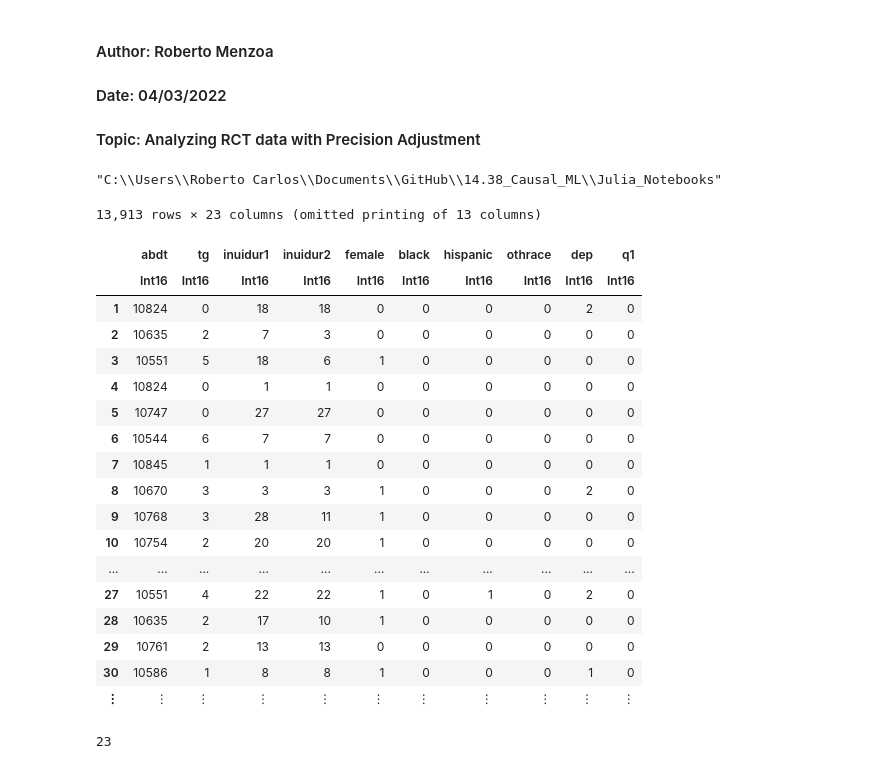
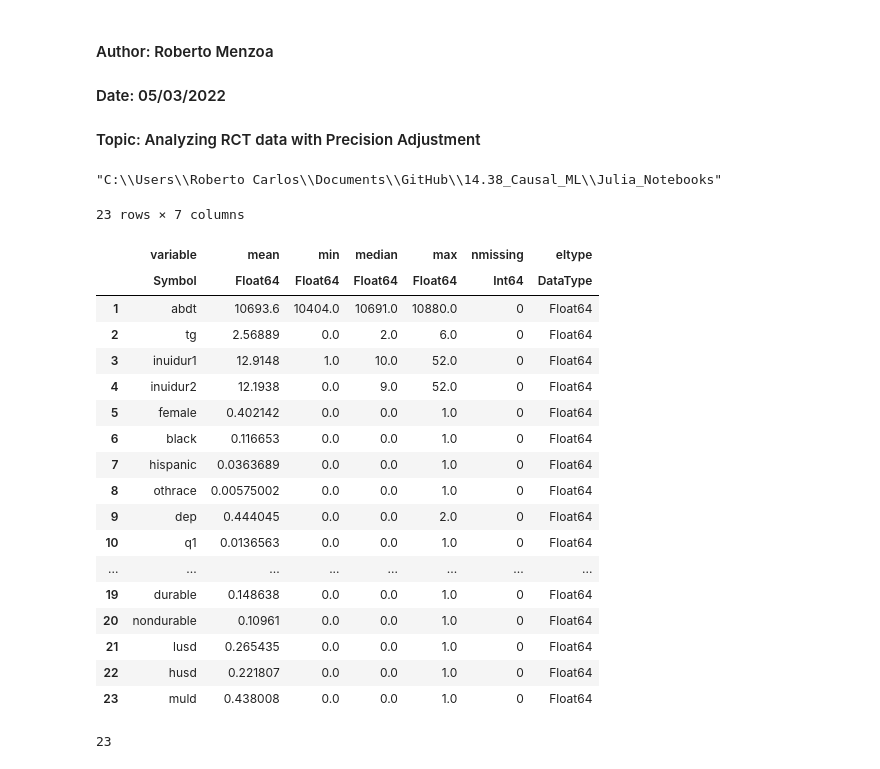
Before and after one commit to alexanderquispe/14.38_Causal_ML, a Jupyter notebook: Julia_Notebooks/RCT_Precision_Adjustment.ipynb, the cells around one changed output. Cells and saved outputs as stored; diff of their text form; code cells hidden in the pictures.

```diff
--- a/Julia_Notebooks/RCT_Precision_Adjustment.ipynb
+++ b/Julia_Notebooks/RCT_Precision_Adjustment.ipynb
@@ -1,6 +1,6 @@
 # %% [markdown]
 #### Author: Roberto Menzoa
-#### Date: 04/03/2022
+#### Date: 05/03/2022
 #### Topic: Analyzing RCT data with Precision Adjustment
 # %%
 #import Pkg; Pkg.add("DataFrames")
@@ -22,31 +31,30 @@ pwd()
 # %%
 # Loading data
 
-mat, head = readdlm("../data/penn_jae.dat", header=true, Int16)
+mat, head = readdlm("../data/penn_jae.dat", header=true, Float64)
 mat
 df =DataFrame(mat, vec(head))
-
-# describe(df)
+describe(df)
 # %% [output]
-13,913 rows × 23 columns (omitted printing of 13 columns)
+23 rows × 7 columns
-|  | abdt | tg | inuidur1 | inuidur2 | female | black | hispanic | othrace | dep | q1 |
-|  | Int16 | Int16 | Int16 | Int16 | Int16 | Int16 | Int16 | Int16 | Int16 | Int16 |
-| 1 | 10824 | 0 | 18 | 18 | 0 | 0 | 0 | 0 | 2 | 0 |
-| 2 | 10635 | 2 | 7 | 3 | 0 | 0 | 0 | 0 | 0 | 0 |
-| 3 | 10551 | 5 | 18 | 6 | 1 | 0 | 0 | 0 | 0 | 0 |
-| 4 | 10824 | 0 | 1 | 1 | 0 | 0 | 0 | 0 | 0 | 0 |
-| 5 | 10747 | 0 | 27 | 27 | 0 | 0 | 0 | 0 | 0 | 0 |
-| 6 | 10544 | 6 | 7 | 7 | 0 | 0 | 0 | 0 | 0 | 0 |
-| 7 | 10845 | 1 | 1 | 1 | 0 | 0 | 0 | 0 | 0 | 0 |
-| 8 | 10670 | 3 | 3 | 3 | 1 | 0 | 0 | 0 | 2 | 0 |
-| 9 | 10768 | 3 | 28 | 11 | 1 | 0 | 0 | 0 | 0 | 0 |
-| 10 | 10754 | 2 | 20 | 20 | 1 | 0 | 0 | 0 | 0 | 0 |
-| ... | ... | ... | ... | ... | ... | ... | ... | ... | ... | ... |
-| 27 | 10551 | 4 | 22 | 22 | 1 | 0 | 1 | 0 | 2 | 0 |
-| 28 | 10635 | 2 | 17 | 10 | 1 | 0 | 0 | 0 | 0 | 0 |
-| 29 | 10761 | 2 | 13 | 13 | 0 | 0 | 0 | 0 | 0 | 0 |
-| 30 | 10586 | 1 | 8 | 8 | 1 | 0 | 0 | 0 | 1 | 0 |
-| ⋮ | ⋮ | ⋮ | ⋮ | ⋮ | ⋮ | ⋮ | ⋮ | ⋮ | ⋮ | ⋮ |
+|  | variable | mean | min | median | max | nmissing | eltype |
+|  | Symbol | Float64 | Float64 | Float64 | Float64 | Int64 | DataType |
+| 1 | abdt | 10693.6 | 10404.0 | 10691.0 | 10880.0 | 0 | Float64 |
+| 2 | tg | 2.56889 | 0.0 | 2.0 | 6.0 | 0 | Float64 |
+| 3 | inuidur1 | 12.9148 | 1.0 | 10.0 | 52.0 | 0 | Float64 |
+| 4 | inuidur2 | 12.1938 | 0.0 | 9.0 | 52.0 | 0 | Float64 |
+| 5 | female | 0.402142 | 0.0 | 0.0 | 1.0 | 0 | Float64 |
+| 6 | black | 0.116653 | 0.0 | 0.0 | 1.0 | 0 | Float64 |
+| 7 | hispanic | 0.0363689 | 0.0 | 0.0 | 1.0 | 0 | Float64 |
+| 8 | othrace | 0.00575002 | 0.0 | 0.0 | 1.0 | 0 | Float64 |
+| 9 | dep | 0.444045 | 0.0 | 0.0 | 2.0 | 0 | Float64 |
+| 10 | q1 | 0.0136563 | 0.0 | 0.0 | 1.0 | 0 | Float64 |
+| ... | ... | ... | ... | ... | ... | ... | ... |
+| 19 | durable | 0.148638 | 0.0 | 0.0 | 1.0 | 0 | Float64 |
+| 20 | nondurable | 0.10961 | 0.0 | 0.0 | 1.0 | 0 | Float64 |
+| 21 | lusd | 0.265435 | 0.0 | 0.0 | 1.0 | 0 | Float64 |
+| 22 | husd | 0.221807 | 0.0 | 0.0 | 1.0 | 0 | Float64 |
+| 23 | muld | 0.438008 | 0.0 | 0.0 | 1.0 | 0 | Float64 |
 # %%
 #dimenntions of dataframe
 
```
Also changed, not shown: parts of 19 cells of this notebook, 2 other files.
